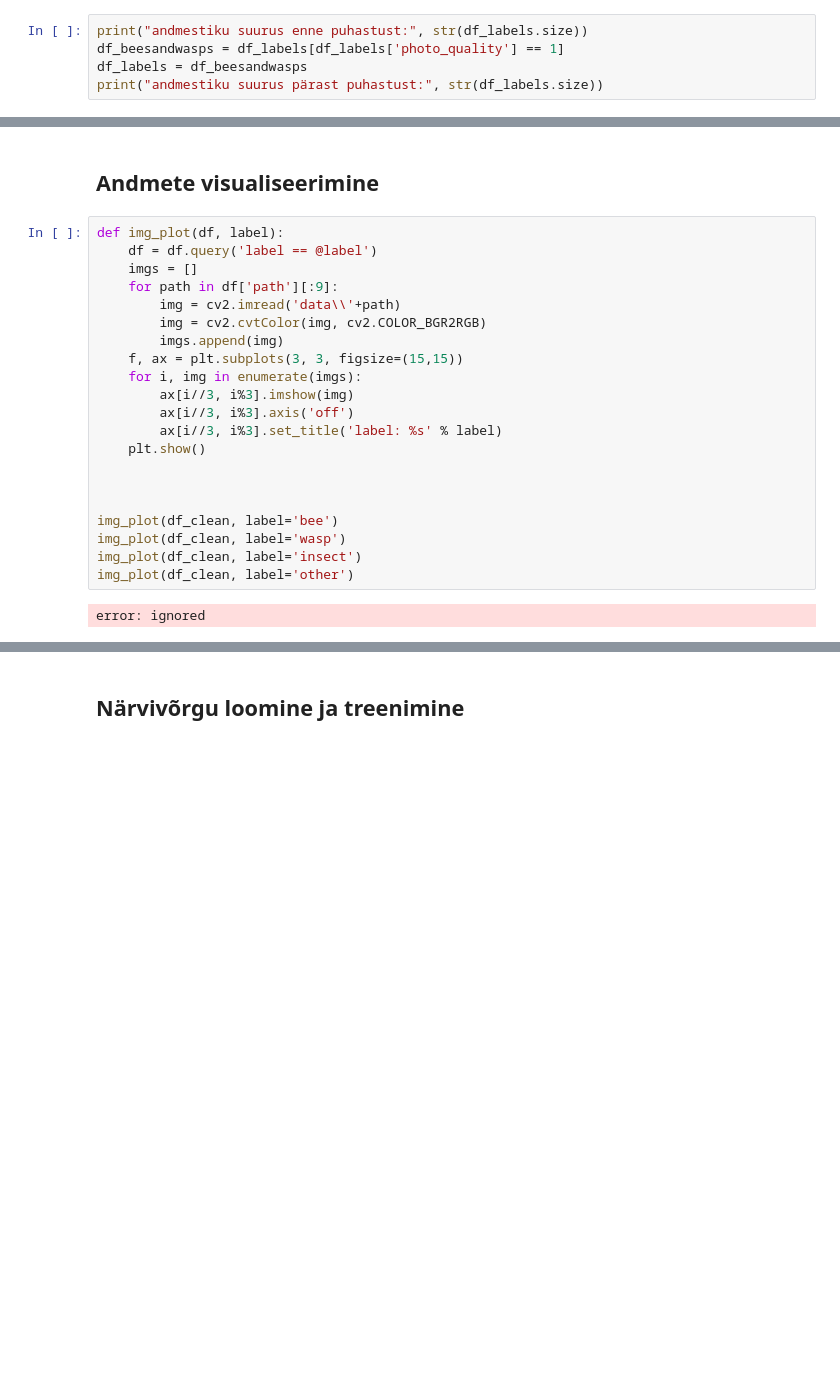
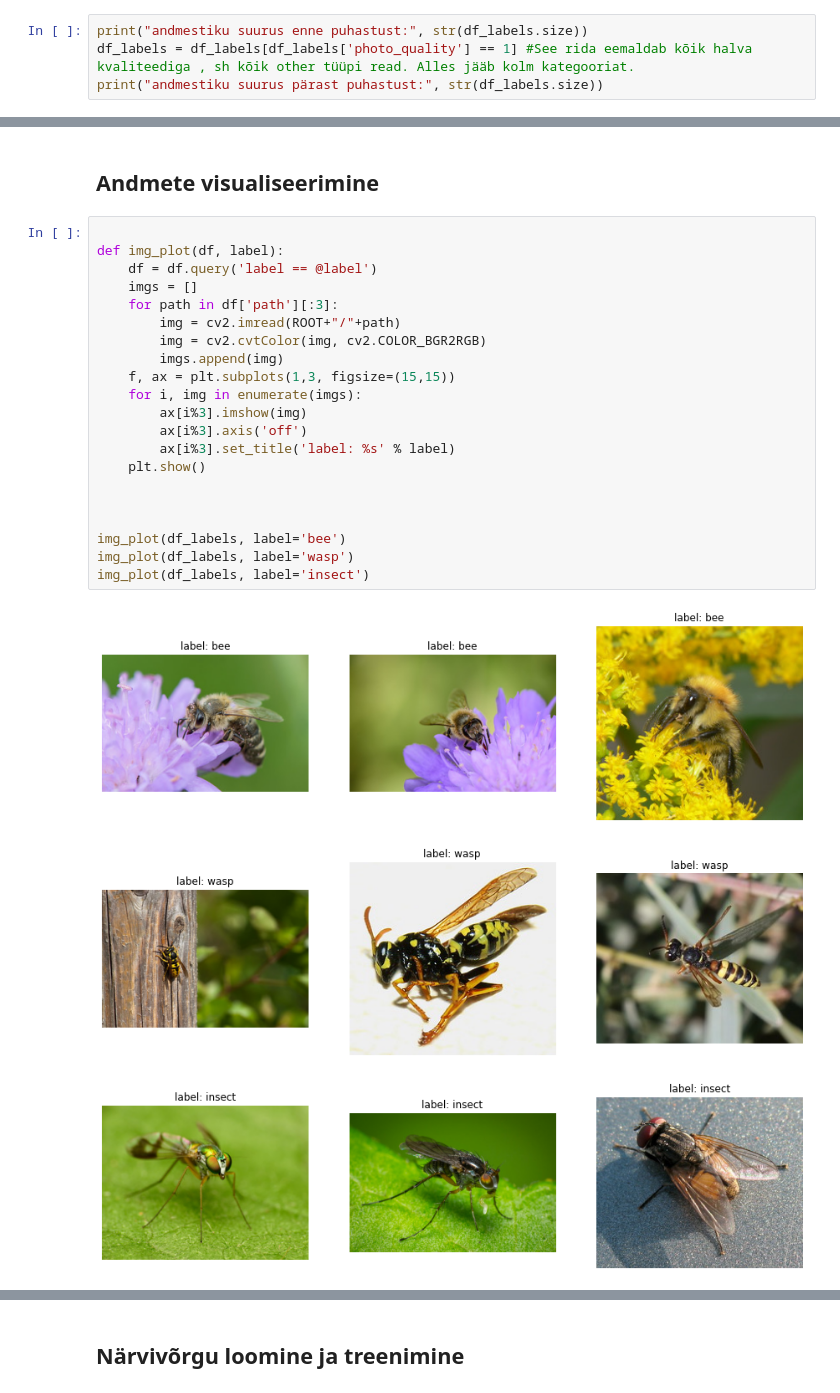
Before and after one commit to Patricklomp/AI-course-project, a Jupyter notebook: project.ipynb, the cells around one changed output, grey strips where cells are left out. Cells and saved outputs as stored; diff of their text form; blank space fills up the shorter version.

Commit message:
Visualiseerimised, kommentaarid

```diff
--- a/project.ipynb
+++ b/project.ipynb
@@ -106,7 +99,6 @@ df_labels.head()
 # %%
 print("andmestiku suurus enne puhastust:", str(df_labels.size))
-df_beesandwasps = df_labels[df_labels['photo_quality'] == 1]
-df_labels = df_beesandwasps
+df_labels = df_labels[df_labels['photo_quality'] == 1] #See rida eemaldab kõik halva kvaliteediga , sh kõik other tüüpi read. Alles jääb kolm kategooriat.
 print("andmestiku suurus pärast puhastust:", str(df_labels.size))
 # %% [output]
 andmestiku suurus enne puhastust: 10278
@@ -140,25 +130,27 @@ test_imgs, test_df = create_datasets(test_df, IMG_SIZE)
 # %% [markdown]
 ## Andmete visualiseerimine
 # %%
+
 def img_plot(df, label):
     df = df.query('label == @label')
     imgs = []
-    for path in df['path'][:9]:
-        img = cv2.imread('data\\'+path)
+    for path in df['path'][:3]:
+        img = cv2.imread(ROOT+"/"+path)
         img = cv2.cvtColor(img, cv2.COLOR_BGR2RGB)
         imgs.append(img)
-    f, ax = plt.subplots(3, 3, figsize=(15,15))
+    f, ax = plt.subplots(1,3, figsize=(15,15))
     for i, img in enumerate(imgs):
-        ax[i//3, i%3].imshow(img)
-        ax[i//3, i%3].axis('off')
-        ax[i//3, i%3].set_title('label: %s' % label)
+        ax[i%3].imshow(img)
+        ax[i%3].axis('off')
+        ax[i%3].set_title('label: %s' % label)
     plt.show()
 
 
 
-img_plot(df_clean, label='bee')
-img_plot(df_clean, label='wasp')
-img_plot(df_clean, label='insect')
-img_plot(df_clean, label='other')
+img_plot(df_labels, label='bee')
+img_plot(df_labels, label='wasp')
+img_plot(df_labels, label='insect')
 # %% [output]
-error: ignored
+[figure, added]
+[figure, added]
+[figure, added]
```
Also changed, not shown: parts of 8 cells of this notebook.
